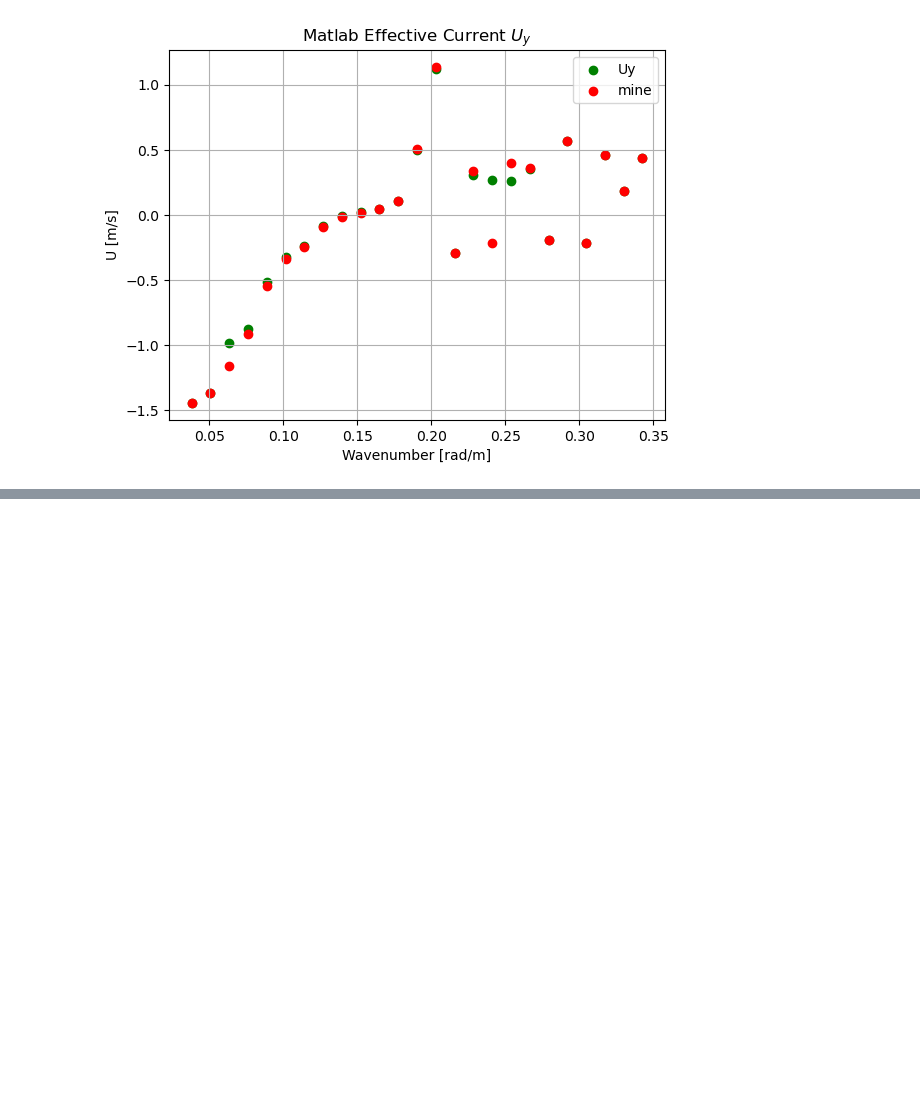
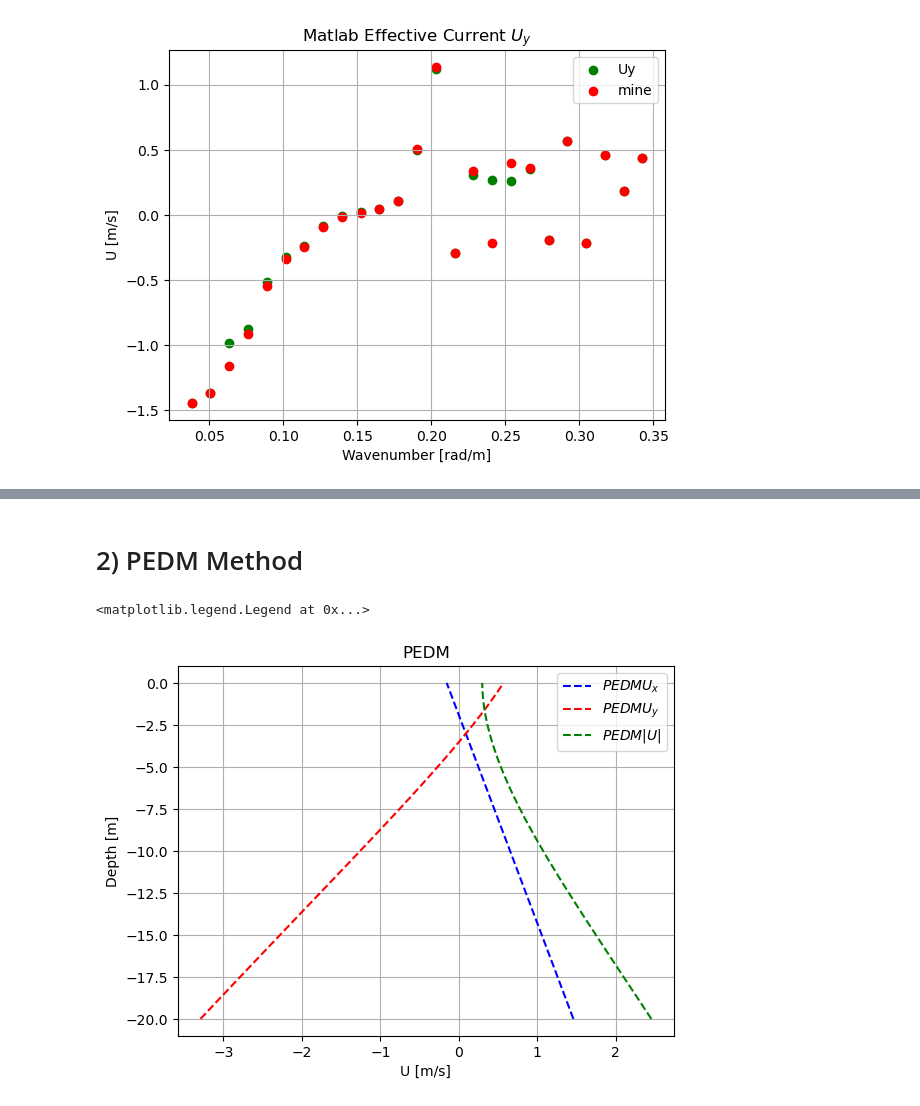
Before and after one commit to joeyanderson1/4th-Year-Thesis, a Jupyter notebook: NSP method on Shifted Square data.ipynb, the cells around one changed output, grey strips where cells are left out. Saved outputs shown, nothing was run; the diff lists cells and outputs as text; code cells hidden in the pictures; blank space fills up the shorter version.

Commit message:
PEDM Method added to NSP Points
PEDM Method added to NSP Points

```diff
--- a/NSP method on Shifted Square data.ipynb
+++ b/NSP method on Shifted Square data.ipynb
@@ -510,0 +531,2 @@ Text(0.5, 1.0, 'Matlab Effective Current $U_{y}$')
+# %% [markdown]
+# 2) PEDM Method
@@ -510,0 +676,31 @@ Text(0.5, 1.0, 'Matlab Effective Current $U_{y}$')
+# %%
+Ux = Ux_matlab
+Uy = Uy_matlab
+wavenumbers = k_matlab
+# %%
+#pPEDM, pEDM, eps_PEDM, eps_EDM, verbose = pedm(wavenumbers, U_array_int)
+pPEDM1, pEDM1, eps_PEDM1, eps_EDM1, verbose1 = pedm(wavenumbers, Ux)
+pPEDM2, pEDM2, eps_PEDM2, eps_EDM2, verbose2 = pedm(wavenumbers, Uy)
+pPEDM3, pEDM3, eps_PEDM3, eps_EDM3, verbose3 = pedm(wavenumbers, np.sqrt(Ux**2+Uy**2))
+# %%
+z = np.linspace(-20, 0, 100)
+# %%
+U_fun1 = lambda z: np.polyval(pPEDM1, z)
+U_fun2 = lambda z: np.polyval(pPEDM2, z)
+U_fun3 = lambda z: np.polyval(pPEDM3, z)
+# %%
+plt.plot(U_fun1(z), z, label="$PEDM  U_{x}$", color = 'blue', linestyle='--')
+plt.plot(U_fun2(z), z, label="$PEDM  U_{y}$", color = 'red', linestyle='--')
+plt.plot(U_fun3(z), z, label="$PEDM  |U|$", color = 'green', linestyle='--')
+
+#plt.scatter(Ux, -1/(3.56*wavenumbers), label='EDM', color = 'blue')
+#plt.scatter(Uy, -1/(3.56*wavenumbers), label='EDM', color = 'red')
+
+plt.grid(True)
+plt.title("PEDM")
+plt.xlabel("U [m/s]")
+plt.ylabel("Depth [m]")
+plt.legend()
+# %% [output]
+<matplotlib.legend.Legend at 0x...>
+[figure, added]
```
Also changed, not shown: parts of 4 cells of this notebook.
